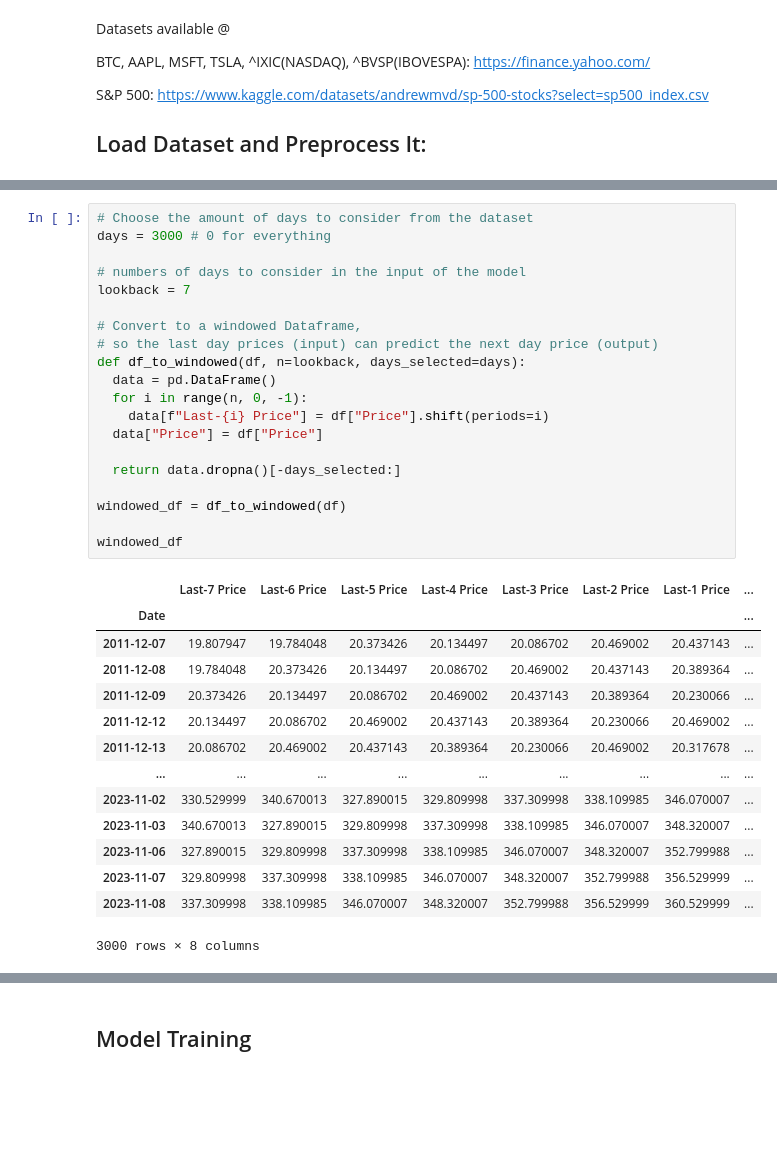
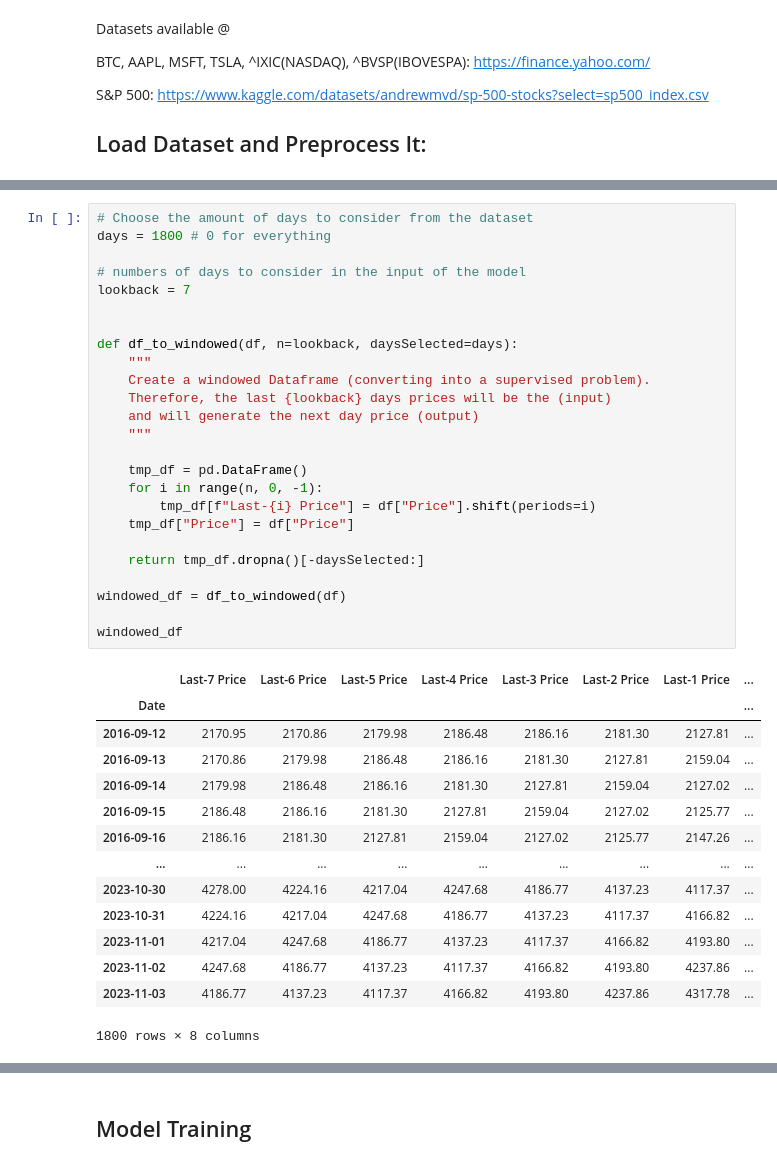
Before and after one commit to wallacelw/Price-Forecasting-With-LSTM, a Jupyter notebook: Prices_Forecasting_with_LSTM.ipynb, the cells around one changed output, grey strips where cells are left out. Saved outputs shown, nothing was run; the diff lists cells and outputs as text; blank space fills up the shorter version.

```diff
--- a/Prices_Forecasting_with_LSTM.ipynb
+++ b/Prices_Forecasting_with_LSTM.ipynb
@@ -72,35 +77,40 @@ Text(0.5, 1.0, 'Full Dataset')
 # %%
 # Choose the amount of days to consider from the dataset
-days = 3000 # 0 for everything
+days = 1800 # 0 for everything
 
 # numbers of days to consider in the input of the model
 lookback = 7
 
-# Convert to a windowed Dataframe,
-# so the last day prices (input) can predict the next day price (output)
-def df_to_windowed(df, n=lookback, days_selected=days):
-  data = pd.DataFrame()
-  for i in range(n, 0, -1):
-    data[f"Last-{i} Price"] = df["Price"].shift(periods=i)
-  data["Price"] = df["Price"]
 
-  return data.dropna()[-days_selected:]
+def df_to_windowed(df, n=lookback, daysSelected=days):
+    """
+    Create a windowed Dataframe (converting into a supervised problem).
+    Therefore, the last {lookback} days prices will be the (input)
+    and will generate the next day price (output)
+    """
+
+    tmp_df = pd.DataFrame()
+    for i in range(n, 0, -1):
+        tmp_df[f"Last-{i} Price"] = df["Price"].shift(periods=i)
+    tmp_df["Price"] = df["Price"]
+
+    return tmp_df.dropna()[-daysSelected:]
 
 windowed_df = df_to_windowed(df)
 
 windowed_df
 # %% [output]
 |  | Last-7 Price | Last-6 Price | Last-5 Price | Last-4 Price | Last-3 Price | Last-2 Price | Last-1 Price | ... |
 | Date |  |  |  |  |  |  |  | ... |
-| 2011-12-07 | 19.807947 | 19.784048 | 20.373426 | 20.134497 | 20.086702 | 20.469002 | 20.437143 | ... |
-| 2011-12-08 | 19.784048 | 20.373426 | 20.134497 | 20.086702 | 20.469002 | 20.437143 | 20.389364 | ... |
-| 2011-12-09 | 20.373426 | 20.134497 | 20.086702 | 20.469002 | 20.437143 | 20.389364 | 20.230066 | ... |
-| 2011-12-12 | 20.134497 | 20.086702 | 20.469002 | 20.437143 | 20.389364 | 20.230066 | 20.469002 | ... |
-| 2011-12-13 | 20.086702 | 20.469002 | 20.437143 | 20.389364 | 20.230066 | 20.469002 | 20.317678 | ... |
+| 2016-09-12 | 2170.95 | 2170.86 | 2179.98 | 2186.48 | 2186.16 | 2181.30 | 2127.81 | ... |
+| 2016-09-13 | 2170.86 | 2179.98 | 2186.48 | 2186.16 | 2181.30 | 2127.81 | 2159.04 | ... |
+| 2016-09-14 | 2179.98 | 2186.48 | 2186.16 | 2181.30 | 2127.81 | 2159.04 | 2127.02 | ... |
+| 2016-09-15 | 2186.48 | 2186.16 | 2181.30 | 2127.81 | 2159.04 | 2127.02 | 2125.77 | ... |
+| 2016-09-16 | 2186.16 | 2181.30 | 2127.81 | 2159.04 | 2127.02 | 2125.77 | 2147.26 | ... |
 | ... | ... | ... | ... | ... | ... | ... | ... | ... |
-| 2023-11-02 | 330.529999 | 340.670013 | 327.890015 | 329.809998 | 337.309998 | 338.109985 | 346.070007 | ... |
-| 2023-11-03 | 340.670013 | 327.890015 | 329.809998 | 337.309998 | 338.109985 | 346.070007 | 348.320007 | ... |
-| 2023-11-06 | 327.890015 | 329.809998 | 337.309998 | 338.109985 | 346.070007 | 348.320007 | 352.799988 | ... |
-| 2023-11-07 | 329.809998 | 337.309998 | 338.109985 | 346.070007 | 348.320007 | 352.799988 | 356.529999 | ... |
-| 2023-11-08 | 337.309998 | 338.109985 | 346.070007 | 348.320007 | 352.799988 | 356.529999 | 360.529999 | ... |
+| 2023-10-30 | 4278.00 | 4224.16 | 4217.04 | 4247.68 | 4186.77 | 4137.23 | 4117.37 | ... |
+| 2023-10-31 | 4224.16 | 4217.04 | 4247.68 | 4186.77 | 4137.23 | 4117.37 | 4166.82 | ... |
+| 2023-11-01 | 4217.04 | 4247.68 | 4186.77 | 4137.23 | 4117.37 | 4166.82 | 4193.80 | ... |
+| 2023-11-02 | 4247.68 | 4186.77 | 4137.23 | 4117.37 | 4166.82 | 4193.80 | 4237.86 | ... |
+| 2023-11-03 | 4186.77 | 4137.23 | 4117.37 | 4166.82 | 4193.80 | 4237.86 | 4317.78 | ... |
-3000 rows × 8 columns
+1800 rows × 8 columns
```
Also changed, not shown: parts of 18 cells of this notebook.
